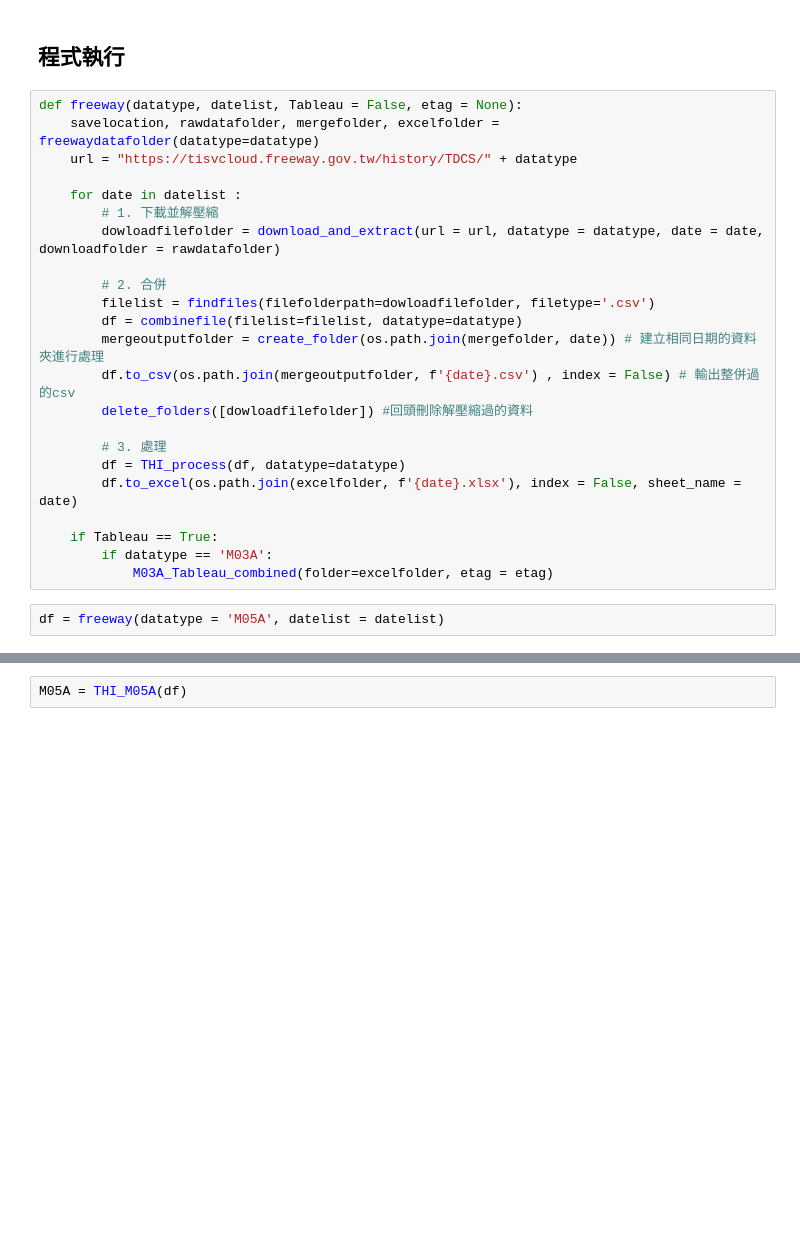
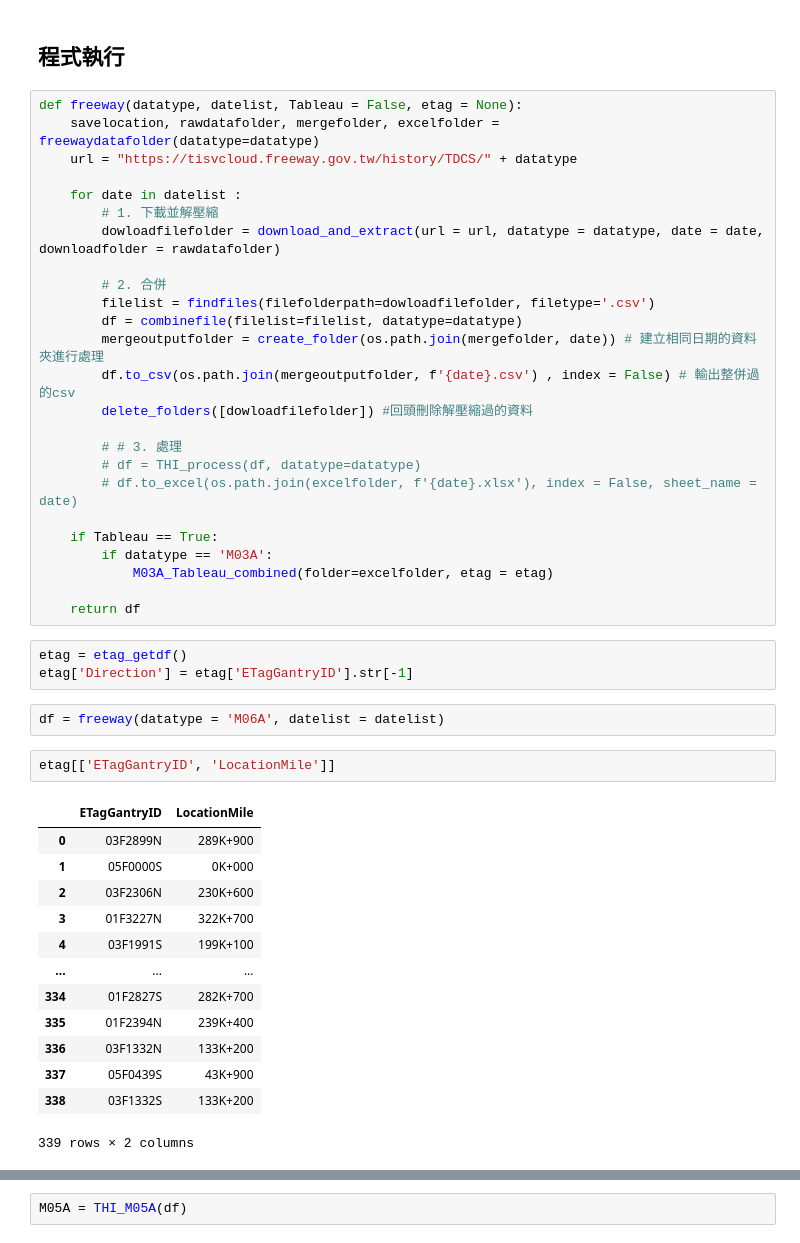
Before and after one commit to KaiChiehKJ/Freeway, a Jupyter notebook: M03A.ipynb, the cells around one changed output, grey strips where cells are left out. Saved outputs shown, nothing was run; the diff lists cells and outputs as text; blank space fills up the shorter version.

```diff
--- a/M03A.ipynb
+++ b/M03A.ipynb
@@ -398,12 +398,33 @@ def freeway(datatype, datelist, Tableau = False, etag = None):
         df.to_csv(os.path.join(mergeoutputfolder, f'{date}.csv') , index = False) # 輸出整併過的csv
         delete_folders([dowloadfilefolder]) #回頭刪除解壓縮過的資料
 
-        # 3. 處理
-        df = THI_process(df, datatype=datatype)
-        df.to_excel(os.path.join(excelfolder, f'{date}.xlsx'), index = False, sheet_name = date)
+        # # 3. 處理
+        # df = THI_process(df, datatype=datatype)
+        # df.to_excel(os.path.join(excelfolder, f'{date}.xlsx'), index = False, sheet_name = date)
 
     if Tableau == True:
         if datatype == 'M03A':
             M03A_Tableau_combined(folder=excelfolder, etag = etag)
+
+    return df
+# %%
+etag = etag_getdf()
+etag['Direction'] = etag['ETagGantryID'].str[-1]
 # %%
-df = freeway(datatype = 'M05A', datelist = datelist)
+df = freeway(datatype = 'M06A', datelist = datelist)
+# %%
+etag[['ETagGantryID', 'LocationMile']]
+# %% [output]
+|  | ETagGantryID | LocationMile |
+| 0 | 03F2899N | 289K+900 |
+| 1 | 05F0000S | 0K+000 |
+| 2 | 03F2306N | 230K+600 |
+| 3 | 01F3227N | 322K+700 |
+| 4 | 03F1991S | 199K+100 |
+| ... | ... | ... |
+| 334 | 01F2827S | 282K+700 |
+| 335 | 01F2394N | 239K+400 |
+| 336 | 03F1332N | 133K+200 |
+| 337 | 05F0439S | 43K+900 |
+| 338 | 03F1332S | 133K+200 |
+339 rows × 2 columns
```
Also changed, not shown: parts of 5 cells of this notebook, 2 other files.
